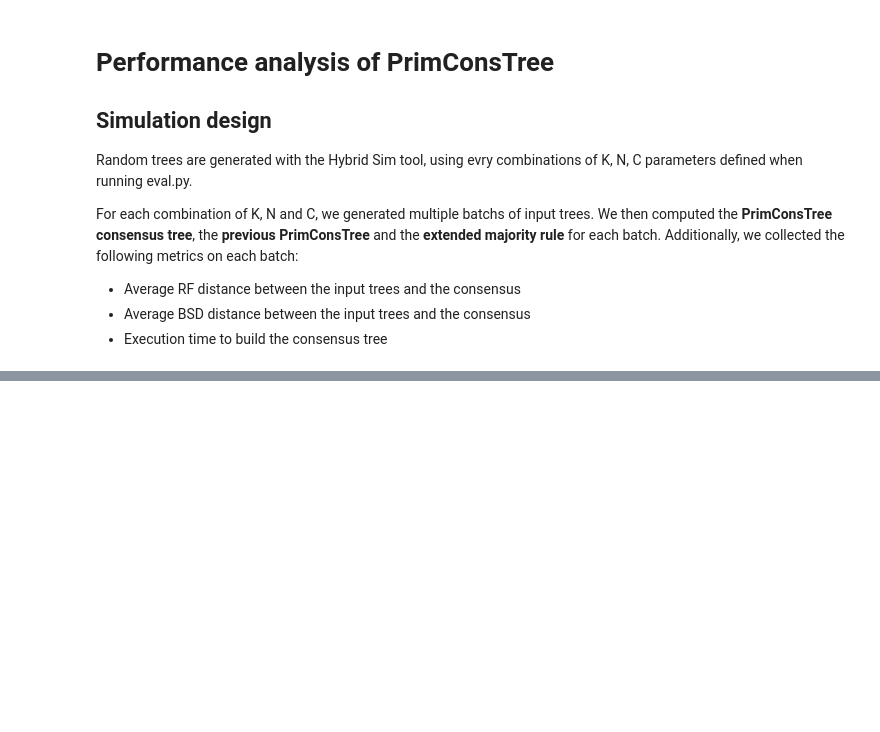
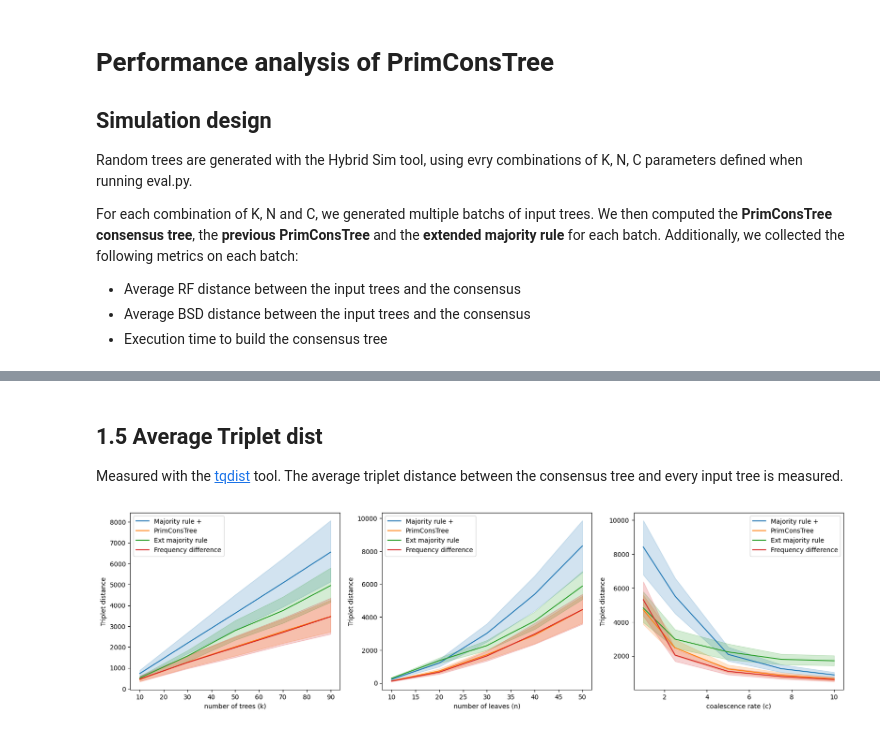
Before and after one commit to tahiri-lab/PrismTree, a Jupyter notebook: src/analysis.ipynb, the cells around one changed output, grey strips where cells are left out. Drawn from its saved outputs; the diff is of its cells as text; code cells hidden in the pictures; blank space fills up the shorter version.

```diff
--- a/src/analysis.ipynb
+++ b/src/analysis.ipynb
@@ -52,0 +70,9 @@ plt.show()
+# %% [markdown]
+## 1.5 Average Triplet dist
+
+Measured with the [tqdist](https://www.birc.au.dk/~cstorm/software/tqdist/) tool. The average triplet distance between the consensus tree and every input tree is measured.
+# %%
+plot_metric("tdist", ["k", "n", "c"], [algs["pct"], algs["maj"], algs["freq"], algs["maj_plus"]])
+plt.show()
+# %% [output]
+[figure, added]
```
Also changed, not shown: parts of 14 cells of this notebook, 9 other files.
